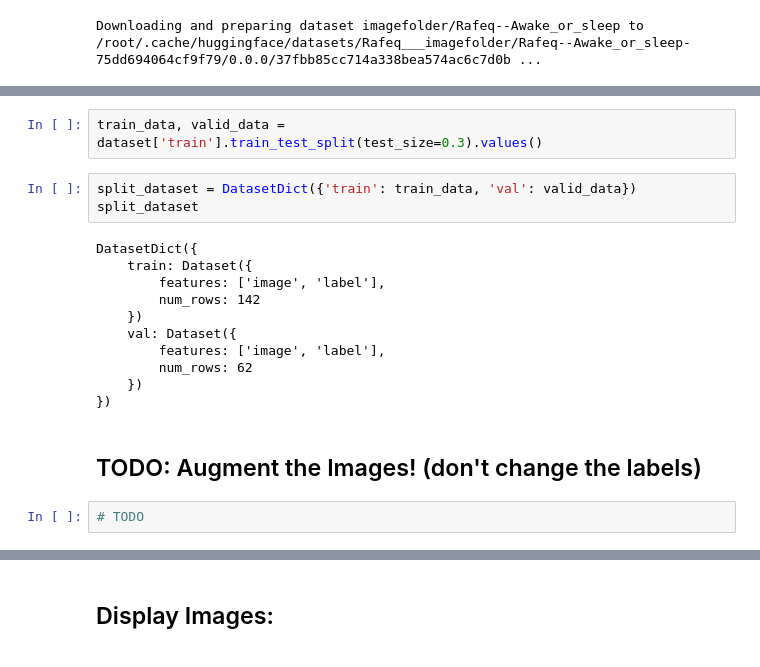
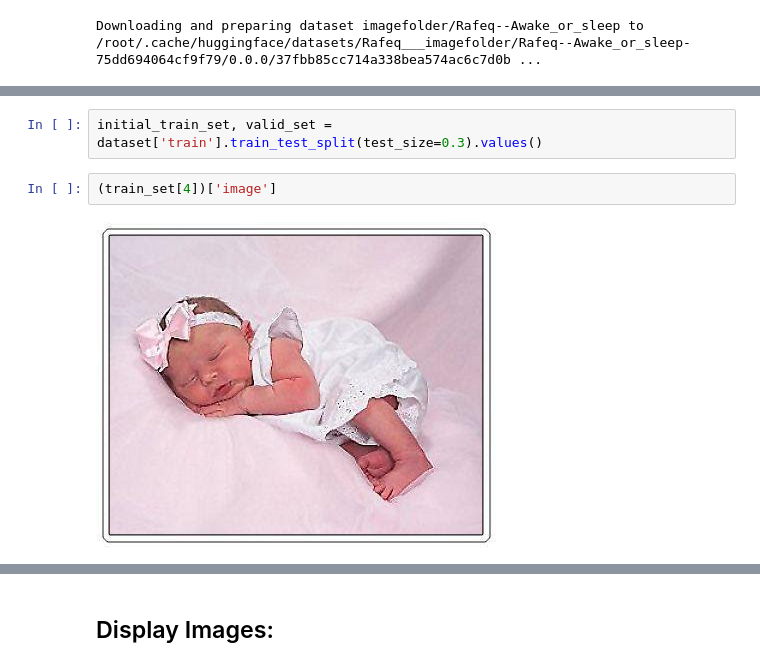
Before and after one commit to chrlatte/babies, a Jupyter notebook: babies.ipynb, the cells around one changed output, grey strips where cells are left out. Saved outputs shown, nothing was run; the diff lists cells and outputs as text.

Commit message:
begining training of the model

```diff
--- a/babies.ipynb
+++ b/babies.ipynb
@@ -44,20 +47,6 @@ sample_data
 # %%
-train_data, valid_data = dataset['train'].train_test_split(test_size=0.3).values()
+initial_train_set, valid_set = dataset['train'].train_test_split(test_size=0.3).values()
-# %%
-split_dataset = DatasetDict({'train': train_data, 'val': valid_data})
-split_dataset
-# %% [output]
-DatasetDict({
-    train: Dataset({
-        features: ['image', 'label'],
-        num_rows: 142
-    })
-    val: Dataset({
-        features: ['image', 'label'],
-        num_rows: 62
-    })
-})
-# %% [markdown]
-## TODO: Augment the Images! (don't change the labels)
-# %%
-# TODO
+# %%
+(train_set[4])['image']
+# %% [output]
+[figure, added]
```
Also changed, not shown: parts of 25 cells of this notebook.
